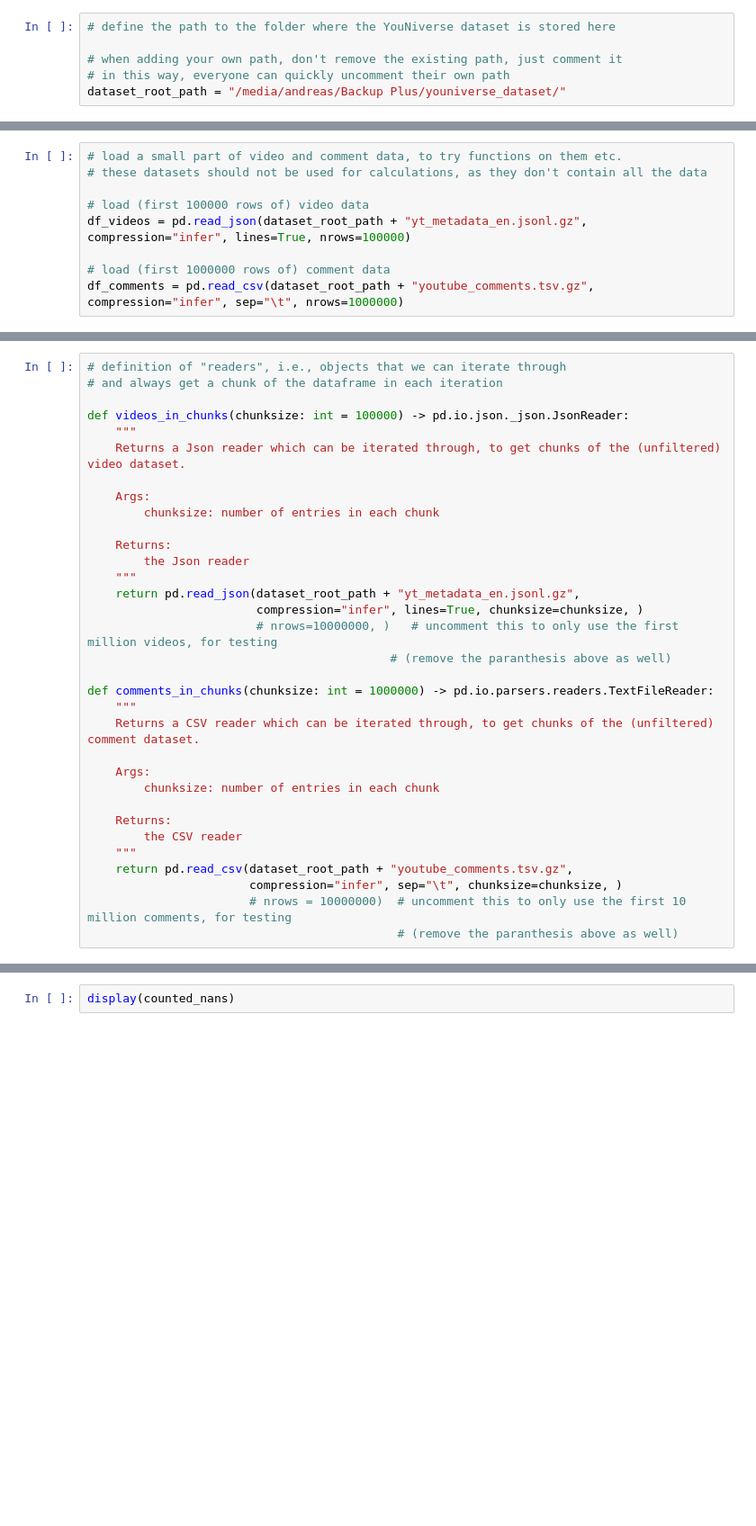
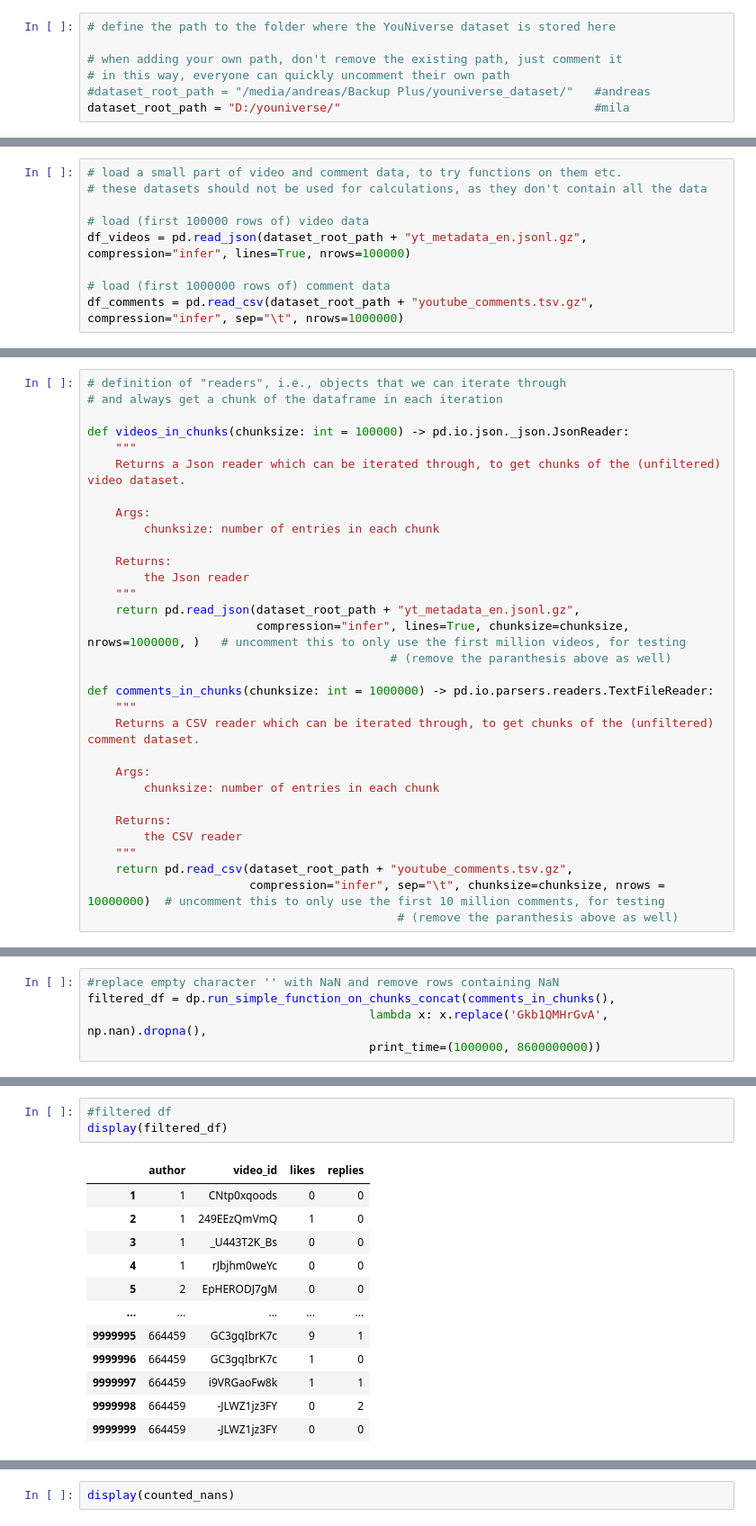
Before and after one commit to epfl-ada/ada-2024-project-thedataminions, a Jupyter notebook: analysis/analysis.ipynb, the cells around one changed output, grey strips where cells are left out. Shown at 90% size. Cells and saved outputs as stored; diff of their text form; blank space fills up the shorter version.

```diff
--- a/analysis/analysis.ipynb
+++ b/analysis/analysis.ipynb
@@ -20,4 +20,5 @@ importlib.reload(dp)  # this makes it so that
 
 # when adding your own path, don't remove the existing path, just comment it
 # in this way, everyone can quickly uncomment their own path
-dataset_root_path = "/media/andreas/Backup Plus/youniverse_dataset/"
+#dataset_root_path = "/media/andreas/Backup Plus/youniverse_dataset/"   #andreas
+dataset_root_path = "D:/youniverse/"                                    #mila
@@ -61,8 +67,7 @@ def videos_in_chunks(chunksize: int = 100000) -> pd.io.json._json.JsonReader:
         the Json reader
     """
     return pd.read_json(dataset_root_path + "yt_metadata_en.jsonl.gz",
-                        compression="infer", lines=True, chunksize=chunksize, )
-                        # nrows=10000000, )   # uncomment this to only use the first million videos, for testing
+                        compression="infer", lines=True, chunksize=chunksize, nrows=1000000, )   # uncomment this to only use the first million videos, for testing
                                            # (remove the paranthesis above as well)
 
 def comments_in_chunks(chunksize: int = 1000000) -> pd.io.parsers.readers.TextFileReader:
@@ -76,6 +81,5 @@ def comments_in_chunks(chunksize: int = 1000000) -> pd.io.parsers.readers.TextFi
         the CSV reader
     """
     return pd.read_csv(dataset_root_path + "youtube_comments.tsv.gz",
-                       compression="infer", sep="\t", chunksize=chunksize, )
-                       # nrows = 10000000)  # uncomment this to only use the first 10 million comments, for testing
+                       compression="infer", sep="\t", chunksize=chunksize, nrows = 10000000)  # uncomment this to only use the first 10 million comments, for testing
                                             # (remove the paranthesis above as well)
@@ -95,0 +92,5 @@ So we should do some manual searching as well, eg. df_comments[df_comments.user_
+# %%
+#replace empty character '' with NaN and remove rows containing NaN
+filtered_df = dp.run_simple_function_on_chunks_concat(comments_in_chunks(),
+                                        lambda x: x.replace('Gkb1QMHrGvA', np.nan).dropna(),
+                                        print_time=(1000000, 8600000000))
@@ -95,0 +115,16 @@ So we should do some manual searching as well, eg. df_comments[df_comments.user_
+# %%
+#filtered df
+display(filtered_df)
+# %% [output]
+|  | author | video_id | likes | replies |
+| 1 | 1 | CNtp0xqoods | 0 | 0 |
+| 2 | 1 | 249EEzQmVmQ | 1 | 0 |
+| 3 | 1 | _U443T2K_Bs | 0 | 0 |
+| 4 | 1 | rJbjhm0weYc | 0 | 0 |
+| 5 | 2 | EpHERODJ7gM | 0 | 0 |
+| ... | ... | ... | ... | ... |
+| 9999995 | 664459 | GC3gqIbrK7c | 9 | 1 |
+| 9999996 | 664459 | GC3gqIbrK7c | 1 | 0 |
+| 9999997 | 664459 | i9VRGaoFw8k | 1 | 1 |
+| 9999998 | 664459 | -JLWZ1jz3FY | 0 | 2 |
+| 9999999 | 664459 | -JLWZ1jz3FY | 0 | 0 |
```
Also changed, not shown: parts of 37 cells of this notebook.
